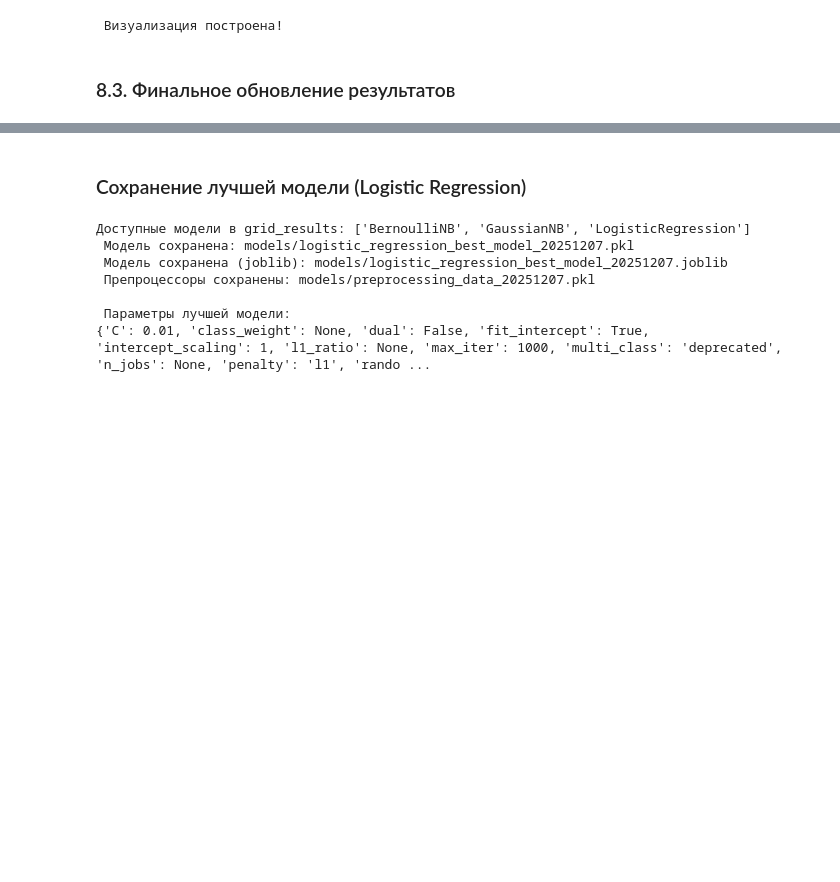
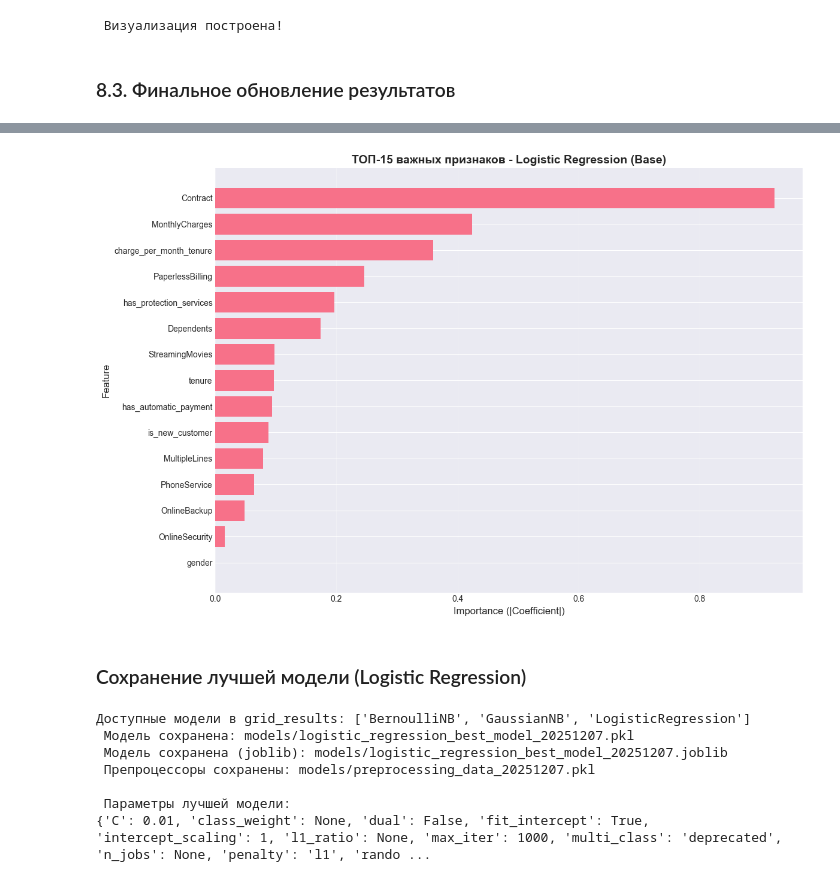
Before and after one commit to mindcoree/telco_customers_churn, a Jupyter notebook: 03_Modeling_v1.ipynb, the cells around one changed output, grey strips where cells are left out. Saved outputs shown, nothing was run; the diff lists cells and outputs as text; code cells hidden in the pictures; blank space fills up the shorter version.

```diff
--- a/03_Modeling_v1.ipynb
+++ b/03_Modeling_v1.ipynb
@@ -1571,3 +1627,16 @@ Logistic Regression (Tuned) Enhanced + SMOTENC (GridSearch) 0.817073   0.524609
+# %%
+# Визуализация Feature Importance для Logistic Regression
+plt.figure(figsize=(12, 8))
+plt.barh(feature_importance_logreg.head(15)['feature'], feature_importance_logreg.head(15)['importance'])
+plt.xlabel('Importance (|Coefficient|)', fontsize=12)
+plt.ylabel('Feature', fontsize=12)
+plt.title('ТОП-15 важных признаков - Logistic Regression (Base)', fontsize=14, fontweight='bold')
+plt.gca().invert_yaxis()
+plt.grid(axis='x', alpha=0.3)
+plt.tight_layout()
+plt.show()
+# %% [output]
+[figure, added]
 # %% [markdown]
 ###  Сохранение лучшей модели (Logistic Regression)
 # %%
```
Also changed, not shown: parts of 3 cells of this notebook, 1 other file.
